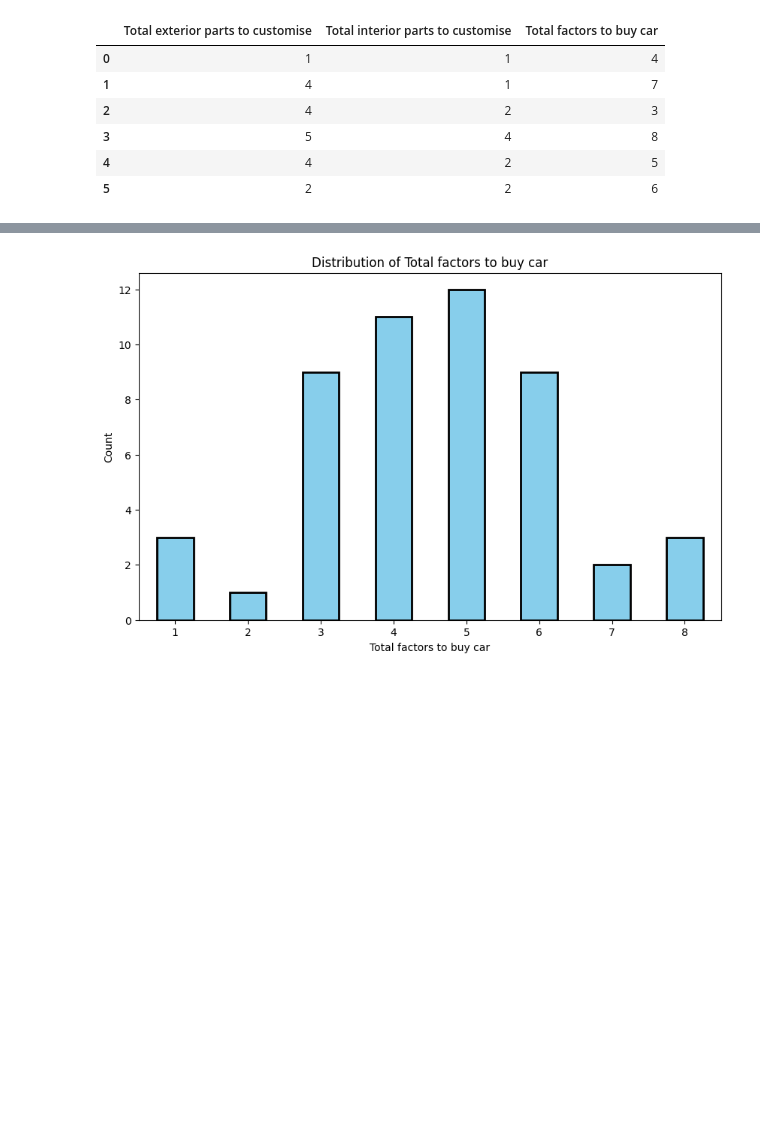
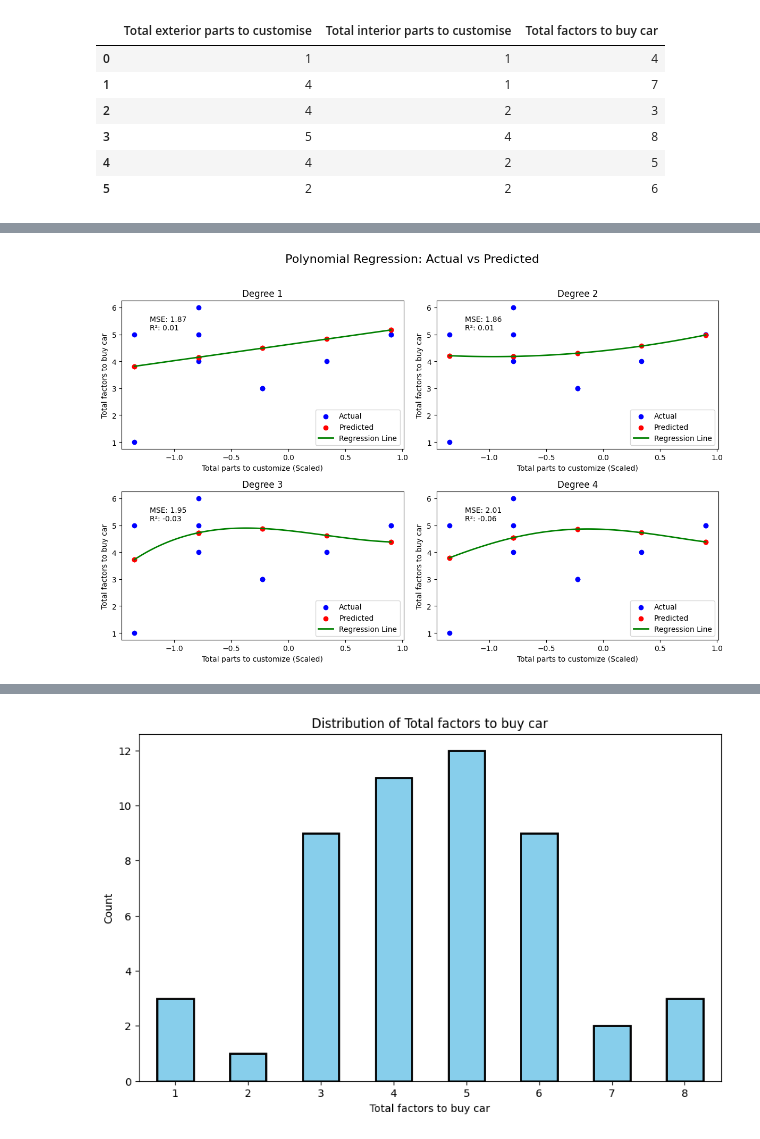
Before and after one commit to Rzi98/MA4829-AY23-24-S2, a Jupyter notebook: src/data_analysis.ipynb, the cells around one changed output, grey strips where cells are left out. Cells and saved outputs as stored; diff of their text form; code cells hidden in the pictures; blank space fills up the shorter version.

```diff
--- a/src/data_analysis.ipynb
+++ b/src/data_analysis.ipynb
@@ -340,0 +395,56 @@ df_numeric.head(6)
+# %%
+import numpy as np
+import matplotlib.pyplot as plt
+from sklearn.model_selection import train_test_split
+from sklearn.preprocessing import StandardScaler
+from sklearn.linear_model import LinearRegression
+from sklearn.preprocessing import PolynomialFeatures
+from sklearn.metrics import mean_squared_error, r2_score
+
+df = df.select_dtypes(['number'])
+
+X = df['TOTAL PARTS'].values.reshape(-1, 1)
+y = df['Total factors to buy car']
+
+scaler = StandardScaler()
+X_scaled = scaler.fit_transform(X)
+
+X_train, X_test, y_train, y_test = train_test_split(X_scaled, y, test_size=0.2, random_state=42)
+
+# Create subplots
+fig, axes = plt.subplots(nrows=2, ncols=2, figsize=(12, 8))
+fig.suptitle('Polynomial Regression: Actual vs Predicted', fontsize=16)
+
+for i in range(1, 5):
+    poly = PolynomialFeatures(degree=i)
+    X_poly_train = poly.fit_transform(X_train)
+    X_poly_test = poly.transform(X_test)
+
+    model = LinearRegression()
+    model.fit(X_poly_train, y_train)
+
+    y_pred = model.predict(X_poly_test)
+
+    ax = axes[(i-1)//2, (i-1)%2]
+    ax.scatter(X_test[:, 0], y_test, color='blue', label='Actual')
+    ax.scatter(X_test[:, 0], y_pred, color='red', label='Predicted')
+    ax.set_xlabel('Total parts to customize (Scaled)')
+    ax.set_ylabel('Total factors to buy car')
+    ax.set_title(f'Degree {i}')
+
+    # Plotting the regression line
+    x_range = np.linspace(X_test.min(), X_test.max(), 100).reshape(-1, 1)
+    x_range_poly = poly.transform(x_range)
+    ax.plot(x_range, model.predict(x_range_poly), color='green', linewidth=2, label='Regression Line')
+
+    ax.legend()
+
+    # Calculate Mean Squared Error (MSE)
+    mse = mean_squared_error(y_test, y_pred)
+    r2 = r2_score(y_test, y_pred)
+    ax.text(0.1, 0.9, f'MSE: {mse:.2f}\nR²: {r2:.2f}', transform=ax.transAxes, fontsize=10, verticalalignment='top')
+
+plt.tight_layout(rect=[0, 0, 1, 0.96])
+plt.show()
+# %% [output]
+[figure, added]
```
Also changed, not shown: parts of 15 cells of this notebook, 2 other files.
